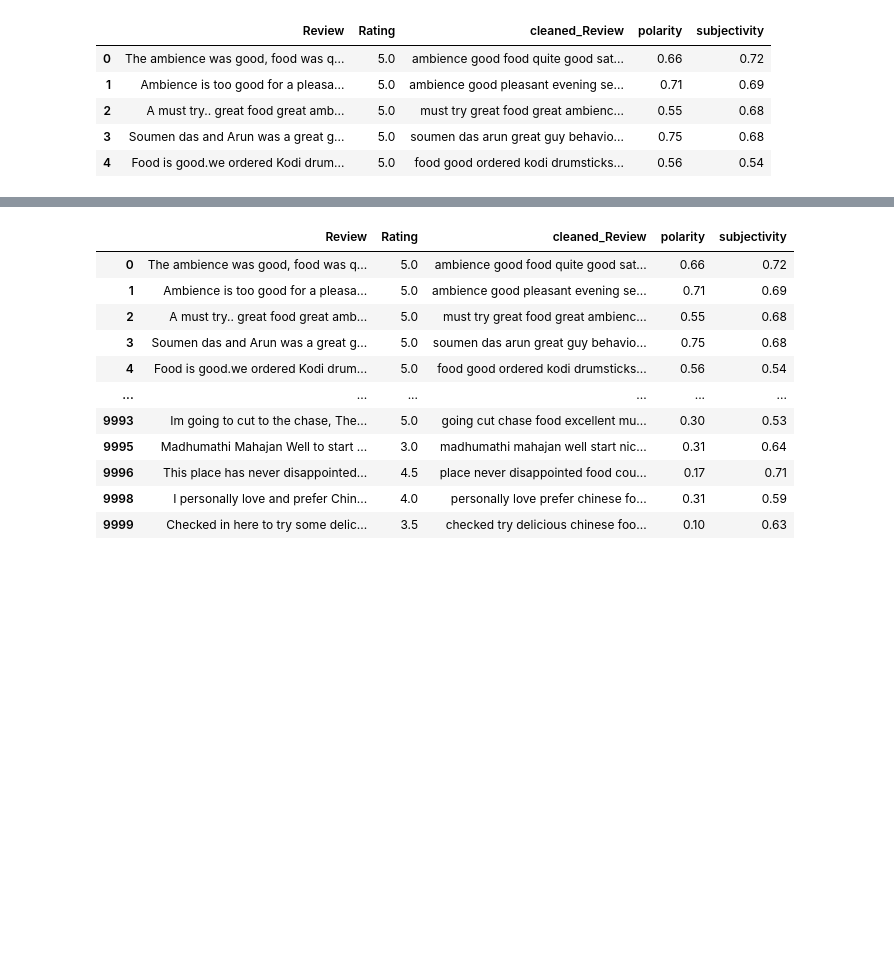
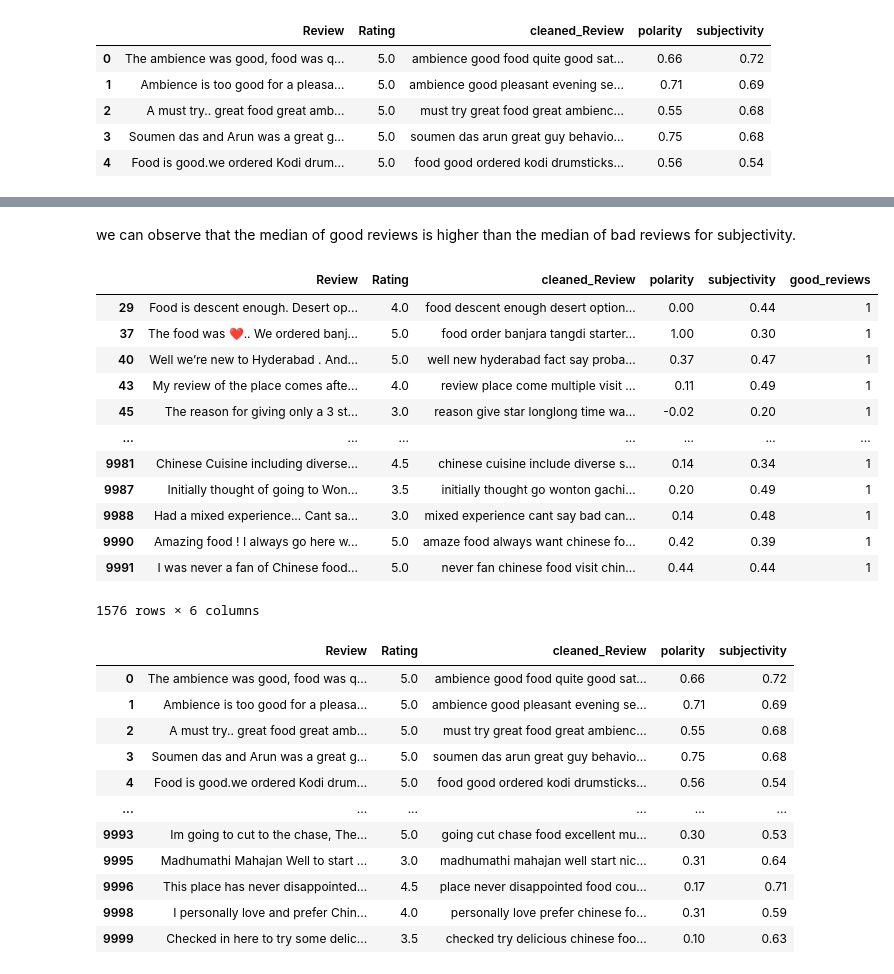
Before and after one commit to Nakulpradeep94/-ZOMATO-RESTAURANT-CLUSTERING-AND-SENTIMENT-ANALYSIS, a Jupyter notebook: ZOMATO_RESTAURANT_CLUSTERING_AND_SENTIMENT_ANALYSIS.ipynb, the cells around one changed output, grey strips where cells are left out. Cells and saved outputs as stored; diff of their text form; code cells hidden in the pictures; blank space fills up the shorter version.

```diff
--- a/ZOMATO_RESTAURANT_CLUSTERING_AND_SENTIMENT_ANALYSIS.ipynb
+++ b/ZOMATO_RESTAURANT_CLUSTERING_AND_SENTIMENT_ANALYSIS.ipynb
@@ -1065,3 +1114,21 @@ sentiment_df.head()
+# %% [markdown]
+we can observe that the median of good reviews is higher than the median of bad reviews for subjectivity.
+# %%
+sentiment_df[(sentiment_df['subjectivity']<0.5) & (sentiment_df['good_reviews']==1)]
+# %% [output]
+|  | Review | Rating | cleaned_Review | polarity | subjectivity | good_reviews |
+| 29 | Food is descent enough. Desert op... | 4.0 | food descent enough desert option... | 0.00 | 0.44 | 1 |
+| 37 | The food was ❤️.. We ordered banj... | 5.0 | food order banjara tangdi starter... | 1.00 | 0.30 | 1 |
+| 40 | Well we’re new to Hyderabad . And... | 5.0 | well new hyderabad fact say proba... | 0.37 | 0.47 | 1 |
+| 43 | My review of the place comes afte... | 4.0 | review place come multiple visit ... | 0.11 | 0.49 | 1 |
+| 45 | The reason for giving only a 3 st... | 3.0 | reason give star longlong time wa... | -0.02 | 0.20 | 1 |
+| ... | ... | ... | ... | ... | ... | ... |
+| 9981 | Chinese Cuisine including diverse... | 4.5 | chinese cuisine include diverse s... | 0.14 | 0.34 | 1 |
+| 9987 | Initially thought of going to Won... | 3.5 | initially thought go wonton gachi... | 0.20 | 0.49 | 1 |
+| 9988 | Had a mixed experience... Cant sa... | 3.0 | mixed experience cant say bad can... | 0.14 | 0.48 | 1 |
+| 9990 | Amazing food ! I always go here w... | 5.0 | amaze food always want chinese fo... | 0.42 | 0.39 | 1 |
+| 9991 | I was never a fan of Chinese food... | 5.0 | never fan chinese food visit chin... | 0.44 | 0.44 | 1 |
+1576 rows × 6 columns
 # %%
 sentiment_df[sentiment_df['Rating']>=3]
 # %% [output]
```
Also changed, not shown: parts of 6 cells of this notebook.
